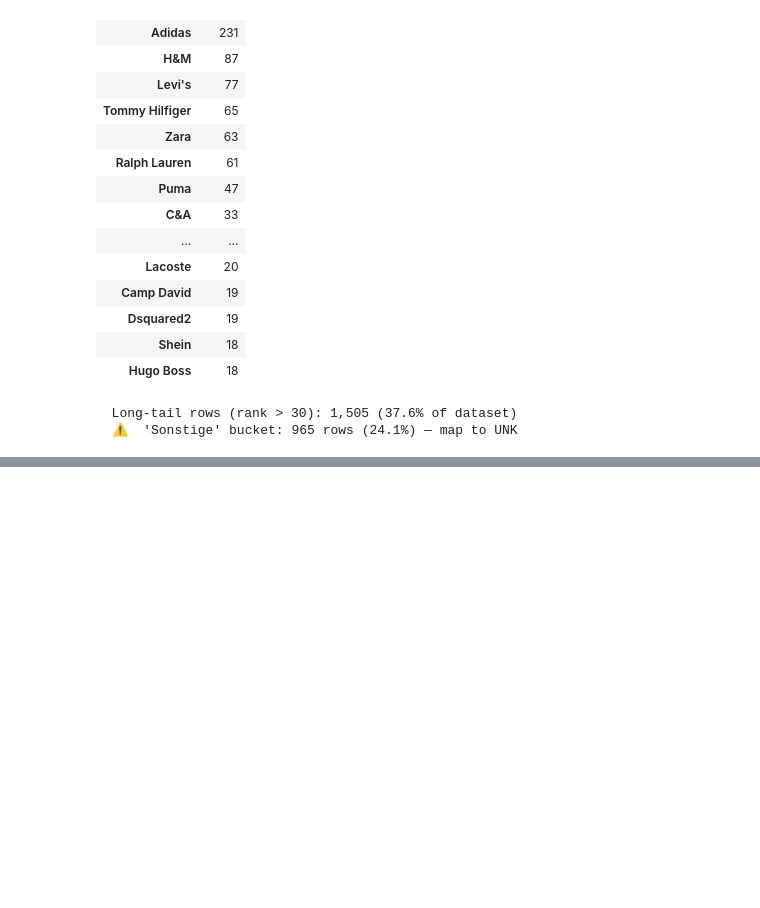
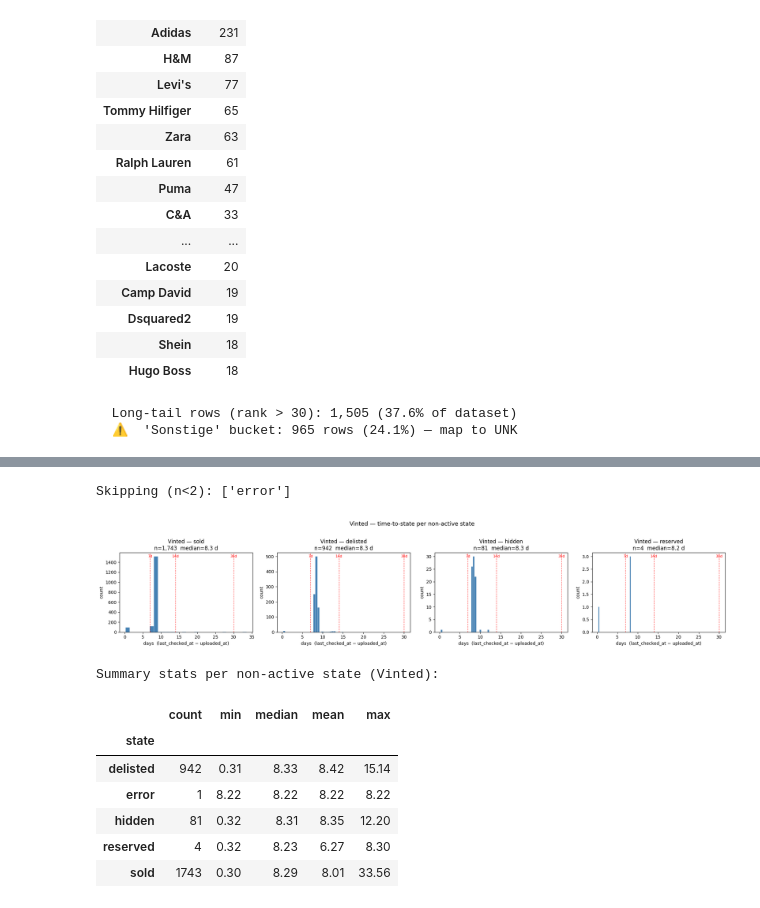
Before and after one commit to mchlkan/Advanced_ML, a Jupyter notebook: notebooks/01_data_exploration.ipynb, the cells around one changed output, grey strips where cells are left out. Drawn from its saved outputs; the diff is of its cells as text; code cells hidden in the pictures; blank space fills up the shorter version.

Commit message:
EDA: Added full dataset EDA section incl. state column + creating full combined dataset

```diff
--- a/notebooks/01_data_exploration.ipynb
+++ b/notebooks/01_data_exploration.ipynb
@@ -958,0 +971,12 @@ KA — top 30 brands:
+# %%
+vt_v2 = pd.read_parquet("../data/vinted_clothing_v2.parquet")
+ka_v1 = pd.read_parquet("../data/kleinanzeigen_clothing_v1.parquet")
+
+print(f"Vinted v2     : {vt_v2.shape[0]:,} rows × {vt_v2.shape[1]} cols")
+print(f"KA v1         : {ka_v1.shape[0]:,} rows × {ka_v1.shape[1]} cols")
+
+print('\n=== Vinted state — value_counts ===')
+display(vt_v2['state'].value_counts(dropna=False).rename('count').to_frame())
+
+print('=== KA state — value_counts ===')
+display(ka_v1['state'].value_counts(dropna=False).rename('count').to_frame())
@@ -958,0 +1002,48 @@ KA — top 30 brands:
+# %%
+# Vinted time-to-state — days between uploaded_at and last_checked_at
+def days_to_state(df):
+    up = pd.to_datetime(df['uploaded_at'],     errors='coerce')
+    lc = pd.to_datetime(df['last_checked_at'], errors='coerce')
+    return (lc - up).dt.total_seconds() / 86400.0
+
+vt_v2 = vt_v2.assign(days_to_state=days_to_state(vt_v2))
+
+NON_ACTIVE_VT = ['sold', 'delisted', 'hidden', 'reserved', 'error']
+to_plot = [s for s in NON_ACTIVE_VT if (vt_v2['state'] == s).sum() >= 2]
+skipped = [s for s in NON_ACTIVE_VT if s not in to_plot]
+if skipped:
+    print(f"Skipping (n<2): {skipped}")
+
+n = len(to_plot)
+fig, axes = plt.subplots(1, n, figsize=(5*n, 4), squeeze=False)
+for ax, state in zip(axes[0], to_plot):
+    d = vt_v2.loc[vt_v2['state'] == state, 'days_to_state'].dropna()
+    ax.hist(d, bins=30, color='steelblue', edgecolor='white', linewidth=0.3)
+    for cutoff, lbl in [(7, '7d'), (14, '14d'), (30, '30d')]:
+        ax.axvline(cutoff, color='red', linestyle='--', linewidth=1, alpha=0.7)
+        ax.text(cutoff, ax.get_ylim()[1]*0.94, lbl, color='red', fontsize=8, ha='center')
+    ax.set_xlabel('days  (last_checked_at − uploaded_at)')
+    ax.set_ylabel('count')
+    ax.set_title(f'Vinted — {state}\nn={len(d):,}  median={d.median():.1f} d')
+plt.suptitle('Vinted — time-to-state per non-active state', fontsize=13, y=1.02)
+plt.tight_layout()
+plt.show()
+
+print('\nSummary stats per non-active state (Vinted):')
+display(
+    vt_v2[vt_v2['state'].isin(NON_ACTIVE_VT)]
+        .groupby('state')['days_to_state']
+        .agg(['count', 'min', 'median', 'mean', 'max'])
+        .round(2)
+)
+# %% [output]
+Skipping (n<2): ['error']
+[figure, added]
+Summary stats per non-active state (Vinted):
+|  | count | min | median | mean | max |
+| state |  |  |  |  |  |
+| delisted | 942 | 0.31 | 8.33 | 8.42 | 15.14 |
+| error | 1 | 8.22 | 8.22 | 8.22 | 8.22 |
+| hidden | 81 | 0.32 | 8.31 | 8.35 | 12.20 |
+| reserved | 4 | 0.32 | 8.23 | 6.27 | 8.30 |
+| sold | 1743 | 0.30 | 8.29 | 8.01 | 33.56 |
```
Also changed, not shown: parts of 17 cells of this notebook.
